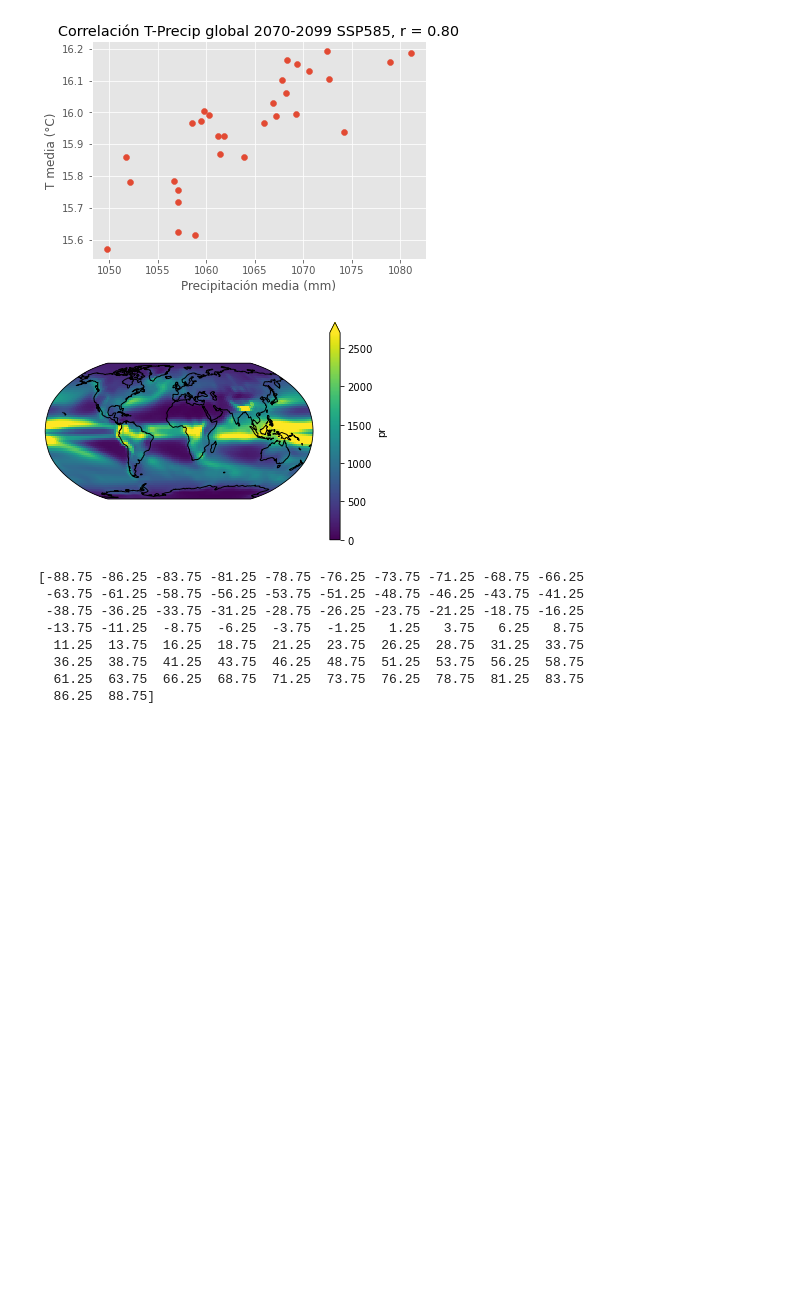
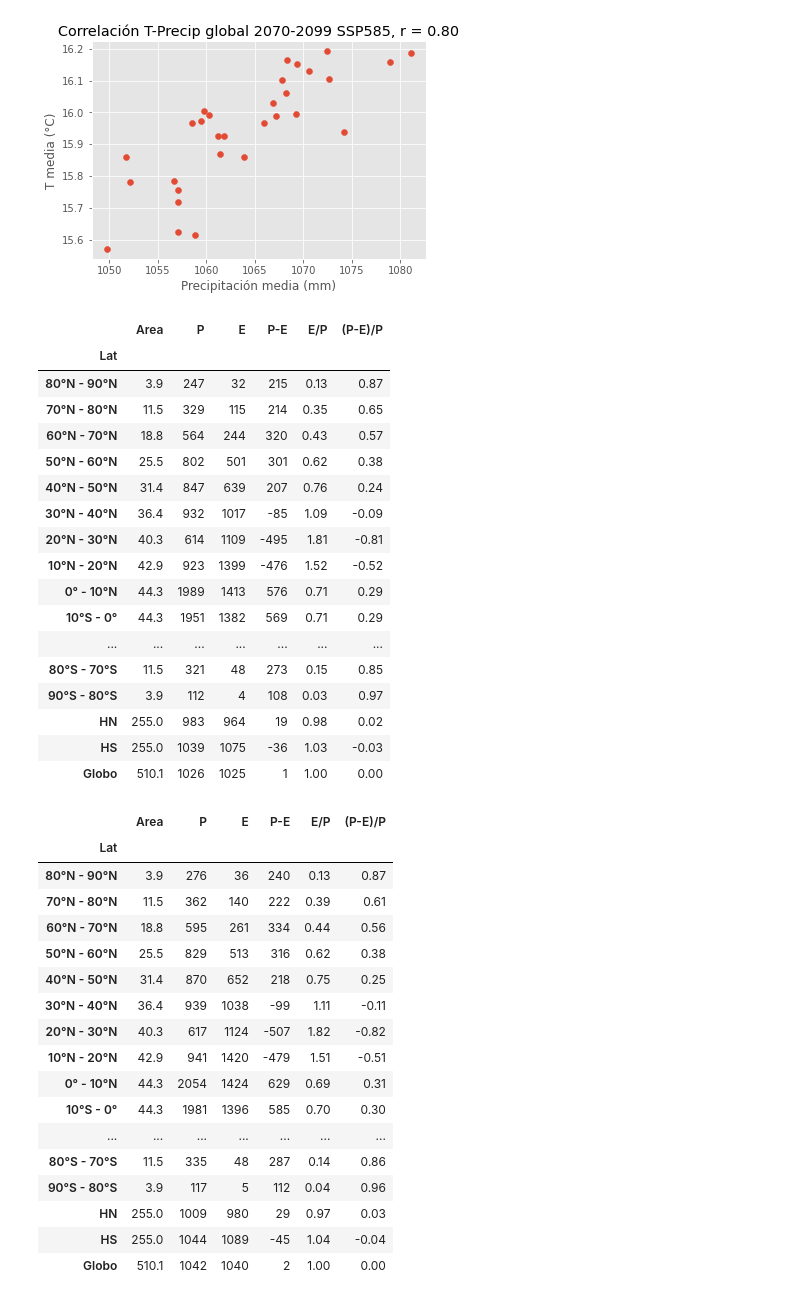
Before and after one commit to blychs/climatologia_fisica, a Jupyter notebook: practica4.ipynb, the cells around one changed output. Drawn from its saved outputs; the diff is of its cells as text; code cells hidden in the pictures; blank space fills up the shorter version.

Commit message:
Tabla por regiones de P y E

```diff
--- a/practica4.ipynb
+++ b/practica4.ipynb
@@ -736,29 +739,17 @@ with plt.style.context('ggplot'):
 [figure]
 [figure]
 [figure]
-# %%
-pr = regrid(pr_c5_ens)
-ax = plt.axes(projection=ccrs.Robinson())
-pr.mean(dim='time').plot(vmin=0, vmax=2700, transform=ccrs.PlateCarree())
-ax.coastlines()
-plt.show()
-print(pr.lat.values)
-# %% [output]
-[figure, removed]
-[-88.75 -86.25 -83.75 -81.25 -78.75 -76.25 -73.75 -71.25 -68.75 -66.25
- -63.75 -61.25 -58.75 -56.25 -53.75 -51.25 -48.75 -46.25 -43.75 -41.25
- -38.75 -36.25 -33.75 -31.25 -28.75 -26.25 -23.75 -21.25 -18.75 -16.25
- -13.75 -11.25  -8.75  -6.25  -3.75  -1.25   1.25   3.75   6.25   8.75
-  11.25  13.75  16.25  18.75  21.25  23.75  26.25  28.75  31.25  33.75
-  36.25  38.75  41.25  43.75  46.25  48.75  51.25  53.75  56.25  58.75
-  61.25  63.75  66.25  68.75  71.25  73.75  76.25  78.75  81.25  83.75
-  86.25  88.75]
 # %%
 #df_p_e = pd.Dataframe()
 
 def tabla_bandas_latitud_peixoto(pr, ev):
     """Calcula tabla de Pr y Ev para bandas de
     longitud. Devuelve un DataFrame estilizado"""
+
+    def format_df(df):
+    ds = df.style.format({'Area': '{:.1f}', 'P': '{:.0f}', 'E': '{:.0f}',
+                     'P-E': '{:.0f}', 'E/P': '{:.2f}', '(P-E)/P': '{:.2f}'})
+    return ds
 
     p_e_df = pd.DataFrame(columns=['Lat', 'Area', 'P', 'E', 'P-E', 'E/P', '(P-E)/P'])
     weights = np.cos(np.deg2rad(pr.lat))
@@ -815,4 +806,5 @@ def tabla_bandas_latitud_peixoto(pr, ev):
                         evap/precip, (precip-evap)/precip]],
                         columns=['Lat', 'Area', 'P', 'E', 'P-E', 'E/P', '(P-E)/P'])
     p_e_df =  p_e_df.append(df2)
-    return p_e_df.set_index('Lat')
+
+    return format_df(p_e_df.set_index('Lat'))
@@ -826,0 +811,46 @@ def tabla_regiones_peixoto(pr, ev, region_dict):
+# %%
+tabla_hist_cmip5 = tabla_bandas_latitud_peixoto(pr_c5_ens, ev_c5_ens)
+display(tabla_hist_cmip5)
+
+tabla_26_close = tabla_bandas_latitud_peixoto(pr_c5_26_close, ev_c5_26_close)
+display(tabla_26_close)
+
+tabla_26_far = tabla_bandas_latitud_peixoto(pr_c5_26_far, ev_c5_26_far)
+display(tabla_26_far)
+# %% [output]
+|  | Area | P | E | P-E | E/P | (P-E)/P |
+| Lat |  |  |  |  |  |  |
+| 80°N - 90°N | 3.9 | 247 | 32 | 215 | 0.13 | 0.87 |
+| 70°N - 80°N | 11.5 | 329 | 115 | 214 | 0.35 | 0.65 |
+| 60°N - 70°N | 18.8 | 564 | 244 | 320 | 0.43 | 0.57 |
+| 50°N - 60°N | 25.5 | 802 | 501 | 301 | 0.62 | 0.38 |
+| 40°N - 50°N | 31.4 | 847 | 639 | 207 | 0.76 | 0.24 |
+| 30°N - 40°N | 36.4 | 932 | 1017 | -85 | 1.09 | -0.09 |
+| 20°N - 30°N | 40.3 | 614 | 1109 | -495 | 1.81 | -0.81 |
+| 10°N - 20°N | 42.9 | 923 | 1399 | -476 | 1.52 | -0.52 |
+| 0° - 10°N | 44.3 | 1989 | 1413 | 576 | 0.71 | 0.29 |
+| 10°S - 0° | 44.3 | 1951 | 1382 | 569 | 0.71 | 0.29 |
+| ... | ... | ... | ... | ... | ... | ... |
+| 80°S - 70°S | 11.5 | 321 | 48 | 273 | 0.15 | 0.85 |
+| 90°S - 80°S | 3.9 | 112 | 4 | 108 | 0.03 | 0.97 |
+| HN | 255.0 | 983 | 964 | 19 | 0.98 | 0.02 |
+| HS | 255.0 | 1039 | 1075 | -36 | 1.03 | -0.03 |
+| Globo | 510.1 | 1026 | 1025 | 1 | 1.00 | 0.00 |
+|  | Area | P | E | P-E | E/P | (P-E)/P |
+| Lat |  |  |  |  |  |  |
+| 80°N - 90°N | 3.9 | 276 | 36 | 240 | 0.13 | 0.87 |
+| 70°N - 80°N | 11.5 | 362 | 140 | 222 | 0.39 | 0.61 |
+| 60°N - 70°N | 18.8 | 595 | 261 | 334 | 0.44 | 0.56 |
+| 50°N - 60°N | 25.5 | 829 | 513 | 316 | 0.62 | 0.38 |
+| 40°N - 50°N | 31.4 | 870 | 652 | 218 | 0.75 | 0.25 |
+| 30°N - 40°N | 36.4 | 939 | 1038 | -99 | 1.11 | -0.11 |
+| 20°N - 30°N | 40.3 | 617 | 1124 | -507 | 1.82 | -0.82 |
+| 10°N - 20°N | 42.9 | 941 | 1420 | -479 | 1.51 | -0.51 |
+| 0° - 10°N | 44.3 | 2054 | 1424 | 629 | 0.69 | 0.31 |
+| 10°S - 0° | 44.3 | 1981 | 1396 | 585 | 0.70 | 0.30 |
+| ... | ... | ... | ... | ... | ... | ... |
+| 80°S - 70°S | 11.5 | 335 | 48 | 287 | 0.14 | 0.86 |
+| 90°S - 80°S | 3.9 | 117 | 5 | 112 | 0.04 | 0.96 |
+| HN | 255.0 | 1009 | 980 | 29 | 0.97 | 0.03 |
+| HS | 255.0 | 1044 | 1089 | -45 | 1.04 | -0.04 |
+| Globo | 510.1 | 1042 | 1040 | 2 | 1.00 | 0.00 |
```
Also changed, not shown: parts of 10 cells of this notebook.
